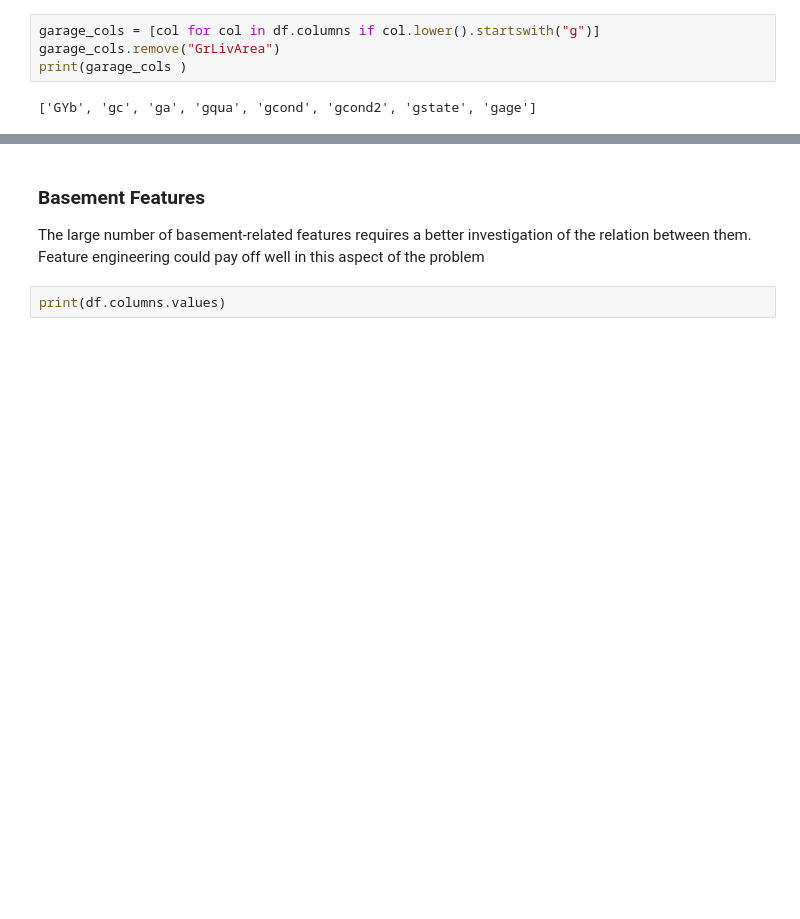
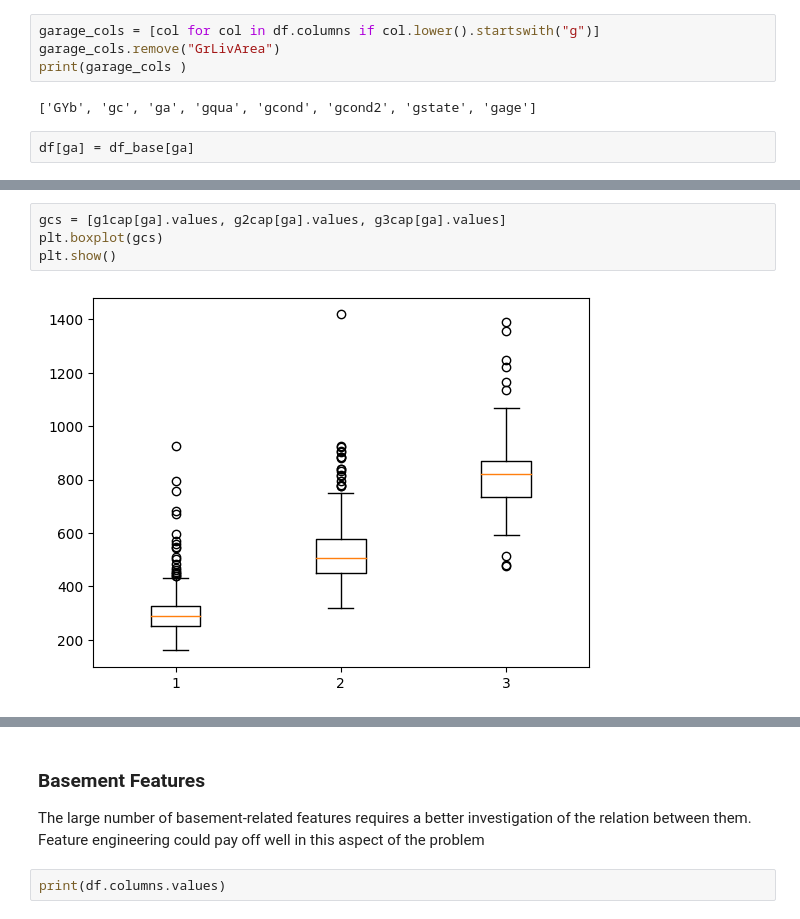
Before and after one commit to ayhem18/My_Kaggle_Repo, a Jupyter notebook: House_Prices/HP_2.ipynb, the cells around one changed output, grey strips where cells are left out. Cells and saved outputs as stored; diff of their text form; blank space fills up the shorter version.

```diff
--- a/House_Prices/HP_2.ipynb
+++ b/House_Prices/HP_2.ipynb
@@ -1020,6 +1003,8 @@ garage_cols.remove("GrLivArea")
 print(garage_cols )
 # %% [output]
 ['GYb', 'gc', 'ga', 'gqua', 'gcond', 'gcond2', 'gstate', 'gage']
+# %%
+df[ga] = df_base[ga]
 # %%
 # let's consider the different relation between the two garage areas
 print(df[[ga, gc, Y]].corr())
@@ -1129,0 +1054,6 @@ print((g3cap_com['diffga'] * g3cap_com['diffy']).sum())
+# %%
+gcs = [g1cap[ga].values, g2cap[ga].values, g3cap[ga].values]
+plt.boxplot(gcs)
+plt.show()
+# %% [output]
+[figure, added]
```
Also changed, not shown: parts of 35 cells of this notebook.
